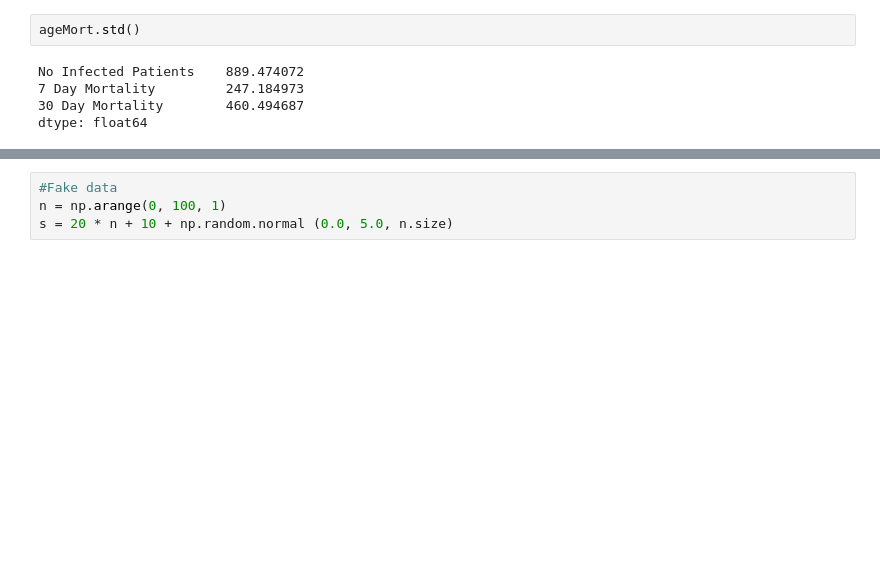
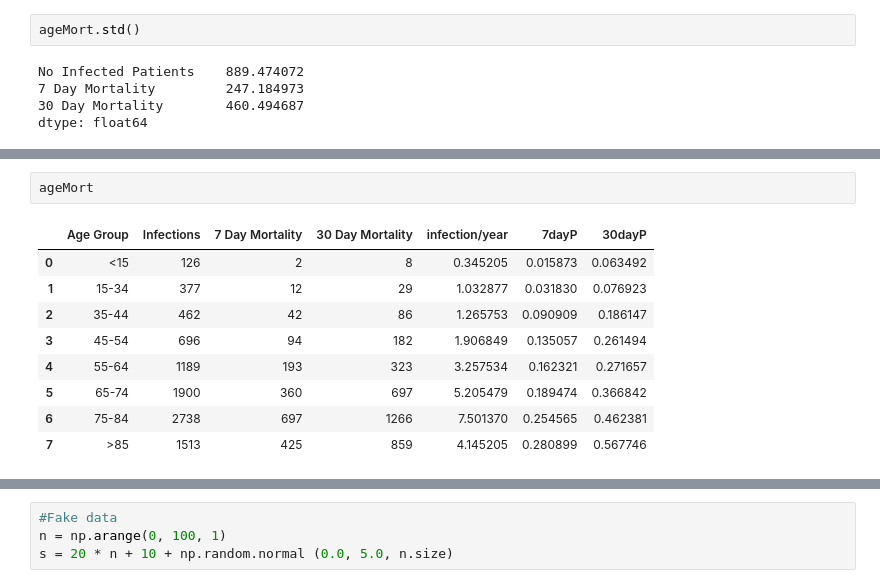
Before and after one commit to NurseQ/Simulation-Project-for-Programming-for-Data-Analysis-, a Jupyter notebook: Simulation Project.ipynb, the cells around one changed output, grey strips where cells are left out. Saved outputs shown, nothing was run; the diff lists cells and outputs as text; blank space fills up the shorter version.

```diff
--- a/Simulation Project.ipynb
+++ b/Simulation Project.ipynb
@@ -98,0 +104,12 @@ dtype: float64
+# %%
+ageMort
+# %% [output]
+|  | Age Group | Infections | 7 Day Mortality | 30 Day Mortality | infection/year | 7dayP | 30dayP |
+| 0 | <15 | 126 | 2 | 8 | 0.345205 | 0.015873 | 0.063492 |
+| 1 | 15-34 | 377 | 12 | 29 | 1.032877 | 0.031830 | 0.076923 |
+| 2 | 35-44 | 462 | 42 | 86 | 1.265753 | 0.090909 | 0.186147 |
+| 3 | 45-54 | 696 | 94 | 182 | 1.906849 | 0.135057 | 0.261494 |
+| 4 | 55-64 | 1189 | 193 | 323 | 3.257534 | 0.162321 | 0.271657 |
+| 5 | 65-74 | 1900 | 360 | 697 | 5.205479 | 0.189474 | 0.366842 |
+| 6 | 75-84 | 2738 | 697 | 1266 | 7.501370 | 0.254565 | 0.462381 |
+| 7 | >85 | 1513 | 425 | 859 | 4.145205 | 0.280899 | 0.567746 |
```
Also changed, not shown: parts of 11 cells of this notebook.
